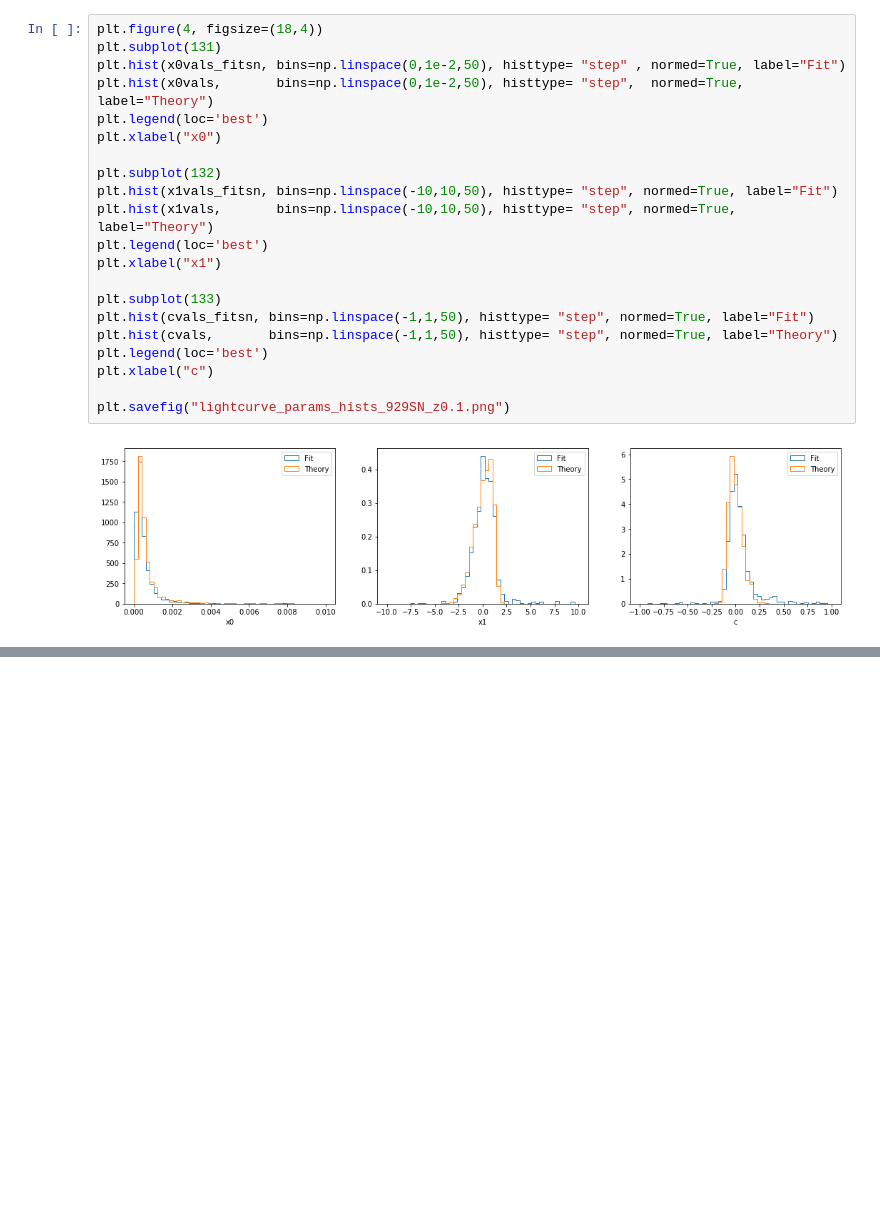
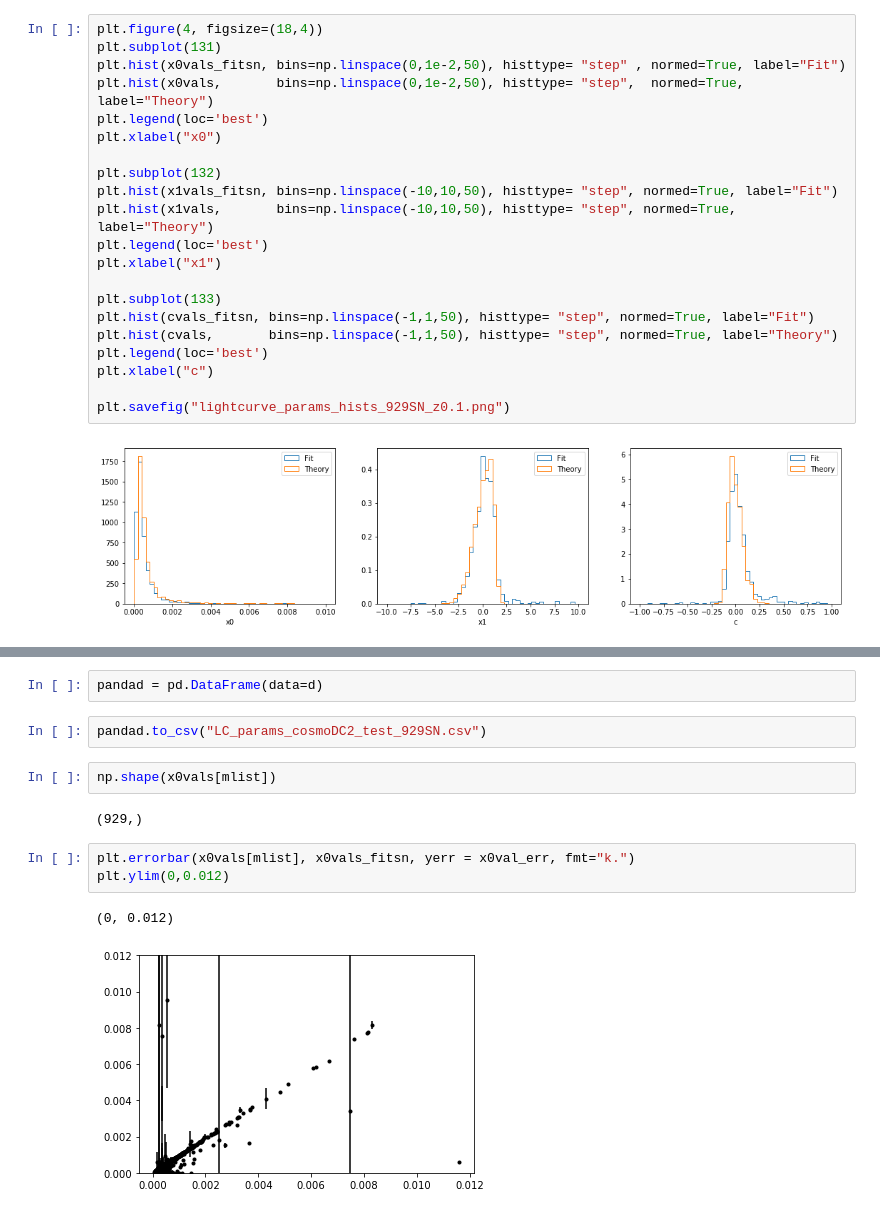
Before and after one commit to Andromedanita/vpec_sn_hack, a Jupyter notebook: Notebooks/Choosing_OpSim_rows.ipynb, the cells around one changed output, grey strips where cells are left out. Saved outputs shown, nothing was run; the diff lists cells and outputs as text; blank space fills up the shorter version.

```diff
--- a/Notebooks/Choosing_OpSim_rows.ipynb
+++ b/Notebooks/Choosing_OpSim_rows.ipynb
@@ -806,0 +818,14 @@ plt.savefig("lightcurve_params_hists_929SN_z0.1.png")
+# %%
+pandad = pd.DataFrame(data=d)
+# %%
+pandad.to_csv("LC_params_cosmoDC2_test_929SN.csv")
+# %%
+np.shape(x0vals[mlist])
+# %% [output]
+(929,)
+# %%
+plt.errorbar(x0vals[mlist], x0vals_fitsn, yerr = x0val_err, fmt="k.")
+plt.ylim(0,0.012)
+# %% [output]
+(0, 0.012)
+[figure, added]
```
Also changed, not shown: parts of 15 cells of this notebook.
